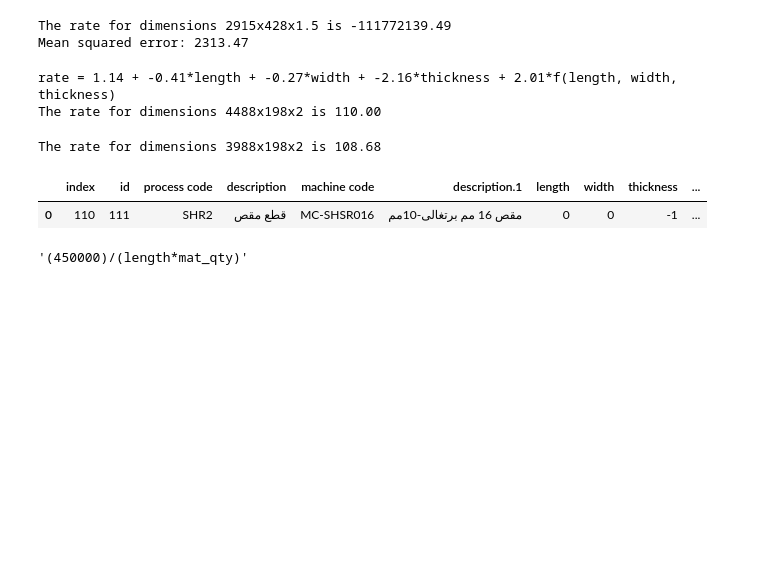
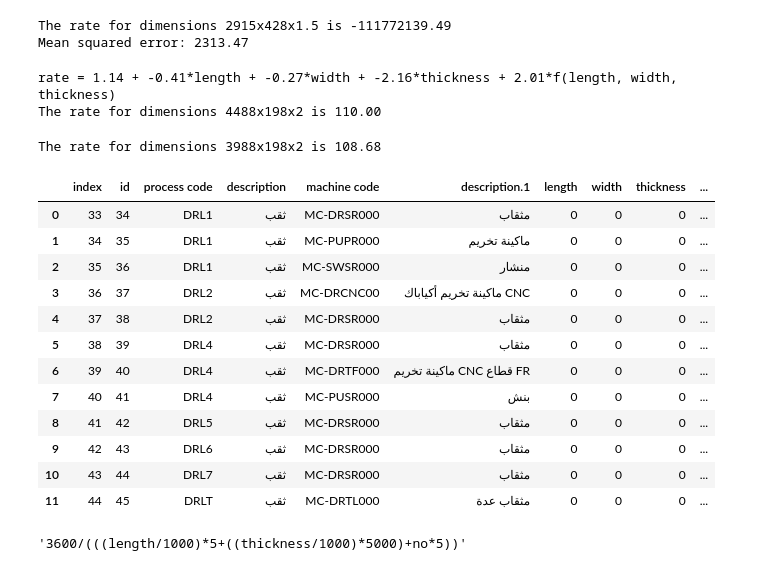
Before and after one commit to AbdallhOmarr/Routing-sheet-project, a Jupyter notebook: notebook.ipynb, the cells around one changed output. Cells and saved outputs as stored; diff of their text form; code cells hidden in the pictures; blank space fills up the shorter version.

```diff
--- a/notebook.ipynb
+++ b/notebook.ipynb
@@ -601,9 +601,20 @@ import pandas as pd
 # %%
 process = pd.read_excel("Route.xlsm",sheet_name="rates")
 # %%
-process_vector = process[process["process code"]=="SHR2"].reset_index()
+process_vector = process[process["process code"].str.startswith("DRL")].reset_index()
 process_vector
 # %% [output]
 |  | index | id | process code | description | machine code | description.1 | length | width | thickness | ... |
-| 0 | 110 | 111 | SHR2 | قطع مقص | MC-SHSR016 | مقص 16 مم برتغالى-10مم | 0 | 0 | -1 | ... |
+| 0 | 33 | 34 | DRL1 | ثقب | MC-DRSR000 | مثقاب | 0 | 0 | 0 | ... |
+| 1 | 34 | 35 | DRL1 | ثقب | MC-PUPR000 | ماكينة تخريم | 0 | 0 | 0 | ... |
+| 2 | 35 | 36 | DRL1 | ثقب | MC-SWSR000 | منشار | 0 | 0 | 0 | ... |
+| 3 | 36 | 37 | DRL2 | ثقب | MC-DRCNC00 | ماكينة تخريم أكياباك CNC | 0 | 0 | 0 | ... |
+| 4 | 37 | 38 | DRL2 | ثقب | MC-DRSR000 | مثقاب | 0 | 0 | 0 | ... |
+| 5 | 38 | 39 | DRL4 | ثقب | MC-DRSR000 | مثقاب | 0 | 0 | 0 | ... |
+| 6 | 39 | 40 | DRL4 | ثقب | MC-DRTF000 | ماكينة تخريم CNC قطاع FR | 0 | 0 | 0 | ... |
+| 7 | 40 | 41 | DRL4 | ثقب | MC-PUSR000 | بنش | 0 | 0 | 0 | ... |
+| 8 | 41 | 42 | DRL5 | ثقب | MC-DRSR000 | مثقاب | 0 | 0 | 0 | ... |
+| 9 | 42 | 43 | DRL6 | ثقب | MC-DRSR000 | مثقاب | 0 | 0 | 0 | ... |
+| 10 | 43 | 44 | DRL7 | ثقب | MC-DRSR000 | مثقاب | 0 | 0 | 0 | ... |
+| 11 | 44 | 45 | DRLT | ثقب | MC-DRTL000 | مثقاب عدة | 0 | 0 | 0 | ... |
 # %%
@@ -611,4 +621,0 @@ equation = process_vector.loc[0, "equation"]
-# %%
-equation
-# %% [output]
-'(450000)/(length*mat_qty)'
@@ -616,0 +622,4 @@ equation
+# %%
+equation_str
+# %% [output]
+'3600/(((length/1000)*5+((thickness/1000)*5000)+no*5))'
```
Also changed, not shown: parts of 7 cells of this notebook, 2 other files.
